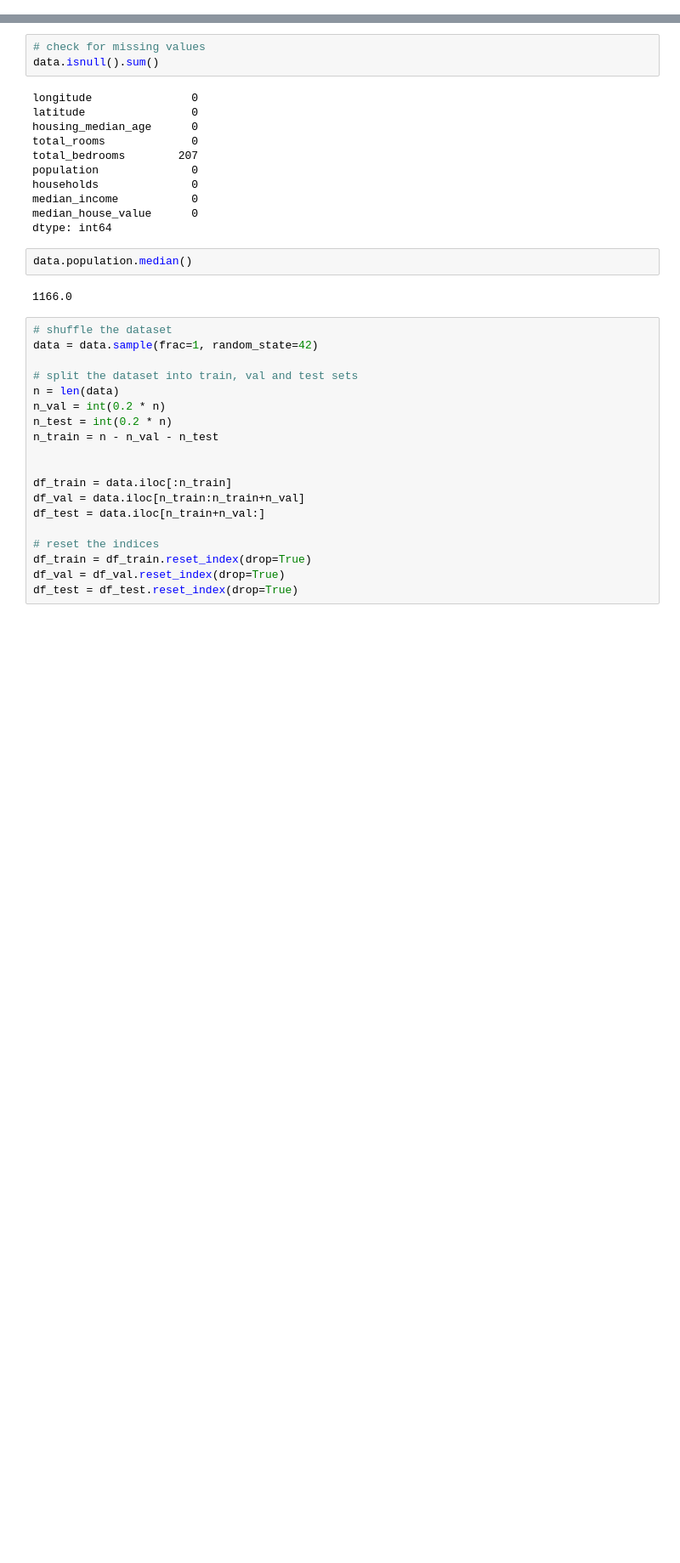
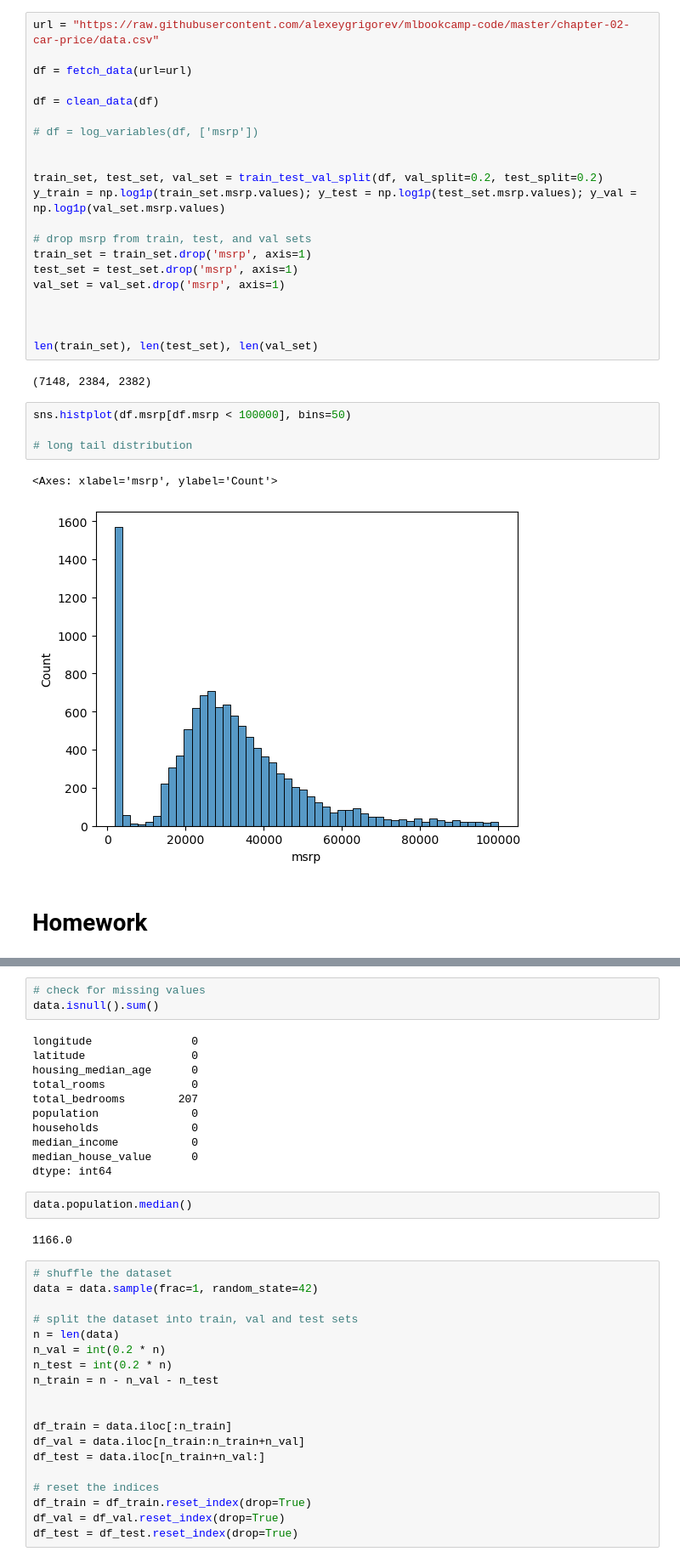
Before and after one commit to Rhys-McAlister/ml-zoomcamp, a Jupyter notebook: week2.ipynb, the cells around one changed output, grey strips where cells are left out. Shown: that part at 85% size. Saved outputs shown, nothing was run; the diff lists cells and outputs as text; blank space fills up the shorter version.

```diff
--- a/week2.ipynb
+++ b/week2.ipynb
@@ -1 +59,33 @@
+# %%
+url = "https://raw.githubusercontent.com/alexeygrigorev/mlbookcamp-code/master/chapter-02-car-price/data.csv"
+
+df = fetch_data(url=url)
+
+df = clean_data(df)
+
+# df = log_variables(df, ['msrp'])
+
+
+train_set, test_set, val_set = train_test_val_split(df, val_split=0.2, test_split=0.2)
+y_train = np.log1p(train_set.msrp.values); y_test = np.log1p(test_set.msrp.values); y_val = np.log1p(val_set.msrp.values)
+
+# drop msrp from train, test, and val sets
+train_set = train_set.drop('msrp', axis=1)
+test_set = test_set.drop('msrp', axis=1)
+val_set = val_set.drop('msrp', axis=1)
+
+
+
+len(train_set), len(test_set), len(val_set)
+# %% [output]
+(7148, 2384, 2382)
+# %%
+sns.histplot(df.msrp[df.msrp < 100000], bins=50)
+
+# long tail distribution
+# %% [output]
+<Axes: xlabel='msrp', ylabel='Count'>
+[figure, added]
+# %% [markdown]
+# Homework
 # %%
```
Also changed, not shown: parts of 4 cells of this notebook.
